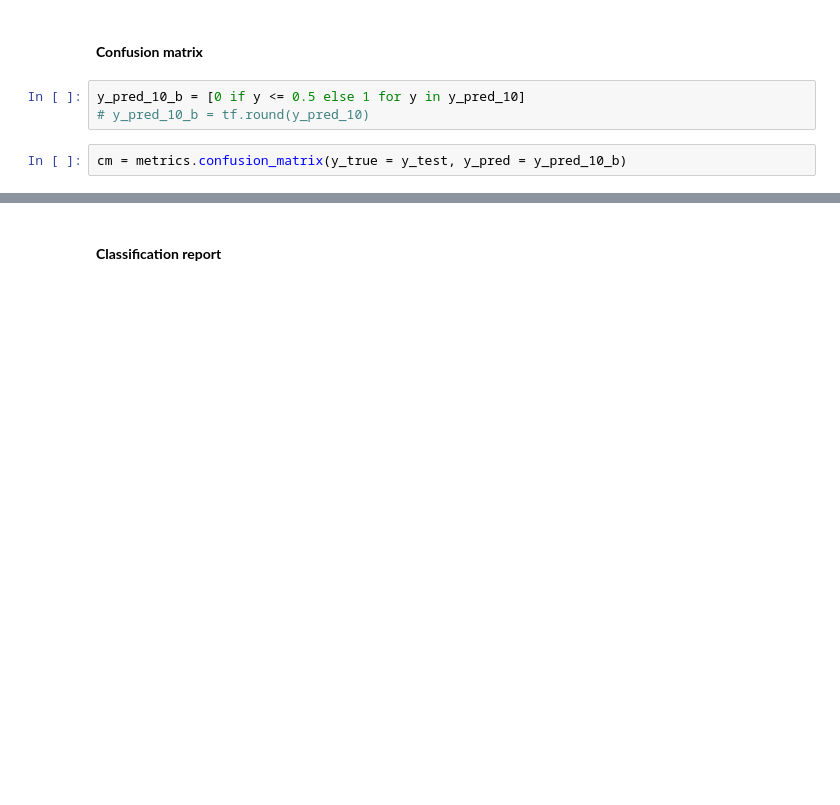
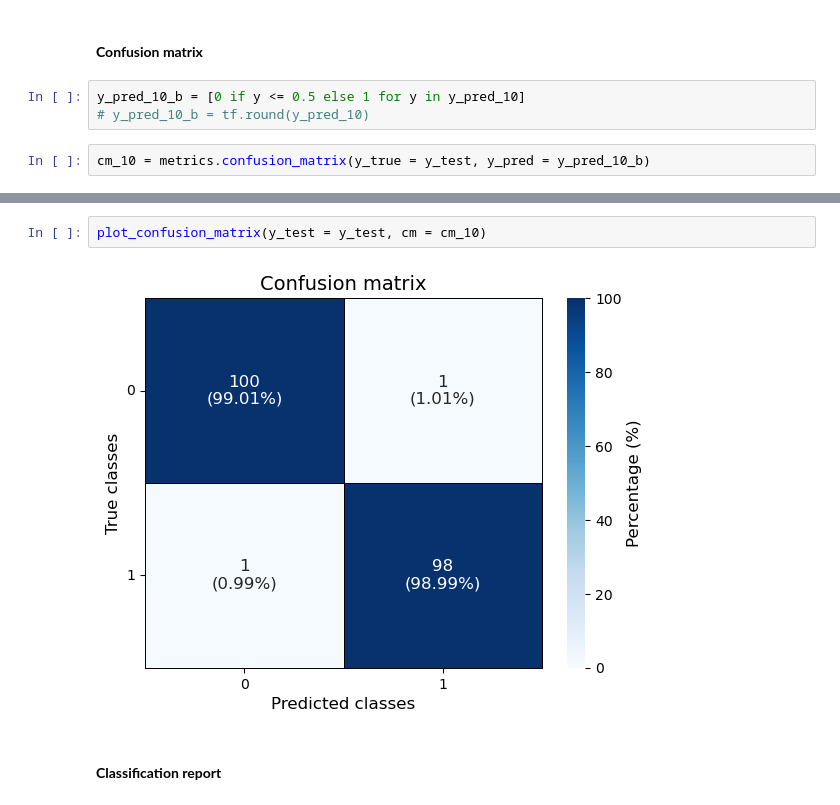
Before and after one commit to alchemistbg/udemy-tensorflow-developer-certificate-bootcamp, a Jupyter notebook: Section-04/Classification_with_tensorflow.ipynb, the cells around one changed output, grey strips where cells are left out. Drawn from its saved outputs; the diff is of its cells as text; blank space fills up the shorter version.

```diff
--- a/Section-04/Classification_with_tensorflow.ipynb
+++ b/Section-04/Classification_with_tensorflow.ipynb
@@ -880,4 +873,4 @@ Binary classification
 y_pred_10_b = [0 if y <= 0.5 else 1 for y in y_pred_10]
 # y_pred_10_b = tf.round(y_pred_10)
 # %%
-cm = metrics.confusion_matrix(y_true = y_test, y_pred = y_pred_10_b)
+cm_10 = metrics.confusion_matrix(y_true = y_test, y_pred = y_pred_10_b)
@@ -951,3 +997,7 @@ for i, j in itertools.product(range(cm.shape[0]), range(cm.shape[1])):
+# %%
+plot_confusion_matrix(y_test = y_test, cm = cm_10)
+# %% [output]
+[figure, added]
 # %% [markdown]
 #### **Classification report**
 # %%
```
Also changed, not shown: parts of 28 cells of this notebook.
